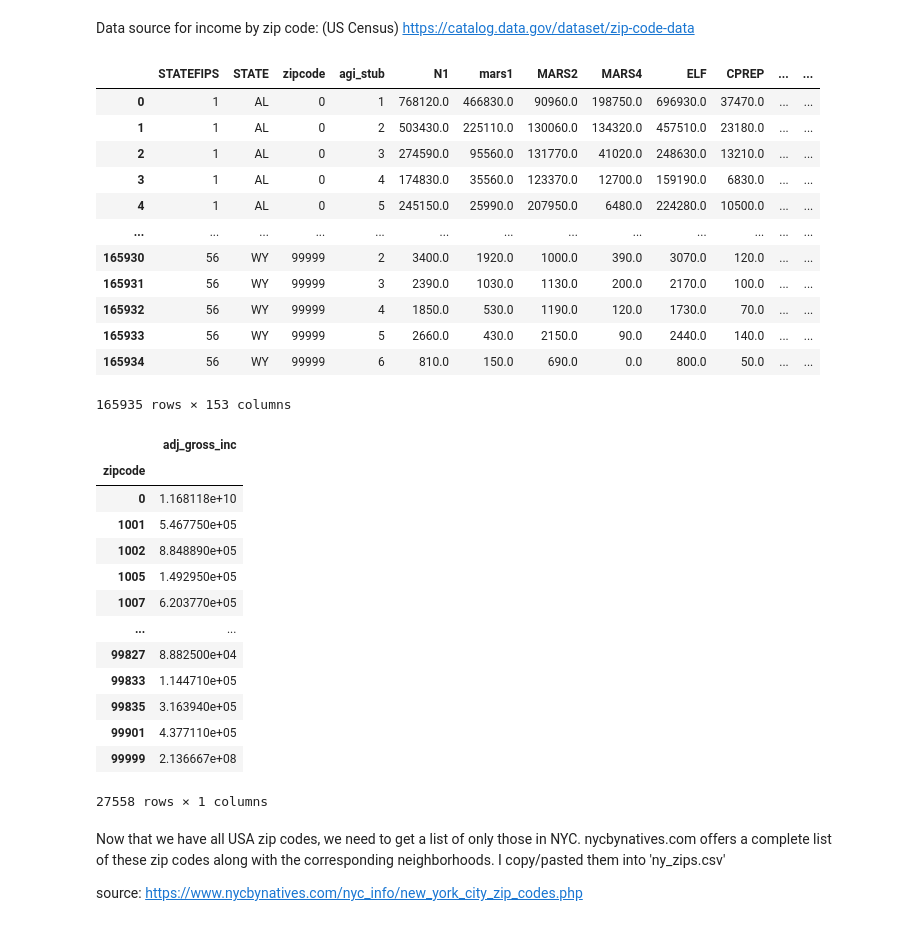
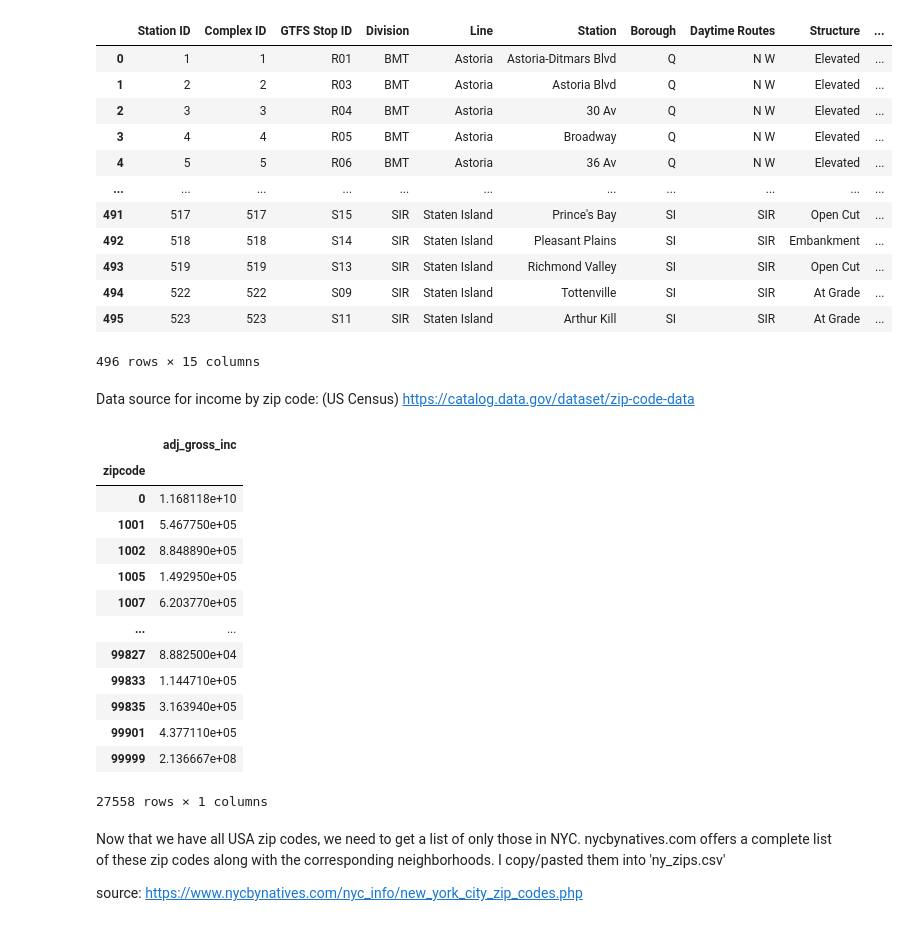
Before and after one commit to weizhao-BME/metis-project1, a Jupyter notebook: income_analysis.ipynb, the cells around one changed output. Saved outputs shown, nothing was run; the diff lists cells and outputs as text; code cells hidden in the pictures.

```diff
--- a/income_analysis.ipynb
+++ b/income_analysis.ipynb
@@ -23,2 +28,20 @@ df.head(100000).tail(99985)
+# %%
+mta_station_info = pd.read_csv("http://web.mta.info/developers/data/nyct/subway/Stations.csv")
+mta_station_info.rename(columns={'GTFS Latitude': 'Lat', 'GTFS Longitude': 'Lon', 'Stop Name': 'Station'}, inplace=True)
+mta_station_info
+# %% [output]
+|  | Station ID | Complex ID | GTFS Stop ID | Division | Line | Station | Borough | Daytime Routes | Structure | ... |
+| 0 | 1 | 1 | R01 | BMT | Astoria | Astoria-Ditmars Blvd | Q | N W | Elevated | ... |
+| 1 | 2 | 2 | R03 | BMT | Astoria | Astoria Blvd | Q | N W | Elevated | ... |
+| 2 | 3 | 3 | R04 | BMT | Astoria | 30 Av | Q | N W | Elevated | ... |
+| 3 | 4 | 4 | R05 | BMT | Astoria | Broadway | Q | N W | Elevated | ... |
+| 4 | 5 | 5 | R06 | BMT | Astoria | 36 Av | Q | N W | Elevated | ... |
+| ... | ... | ... | ... | ... | ... | ... | ... | ... | ... | ... |
+| 491 | 517 | 517 | S15 | SIR | Staten Island | Prince's Bay | SI | SIR | Open Cut | ... |
+| 492 | 518 | 518 | S14 | SIR | Staten Island | Pleasant Plains | SI | SIR | Embankment | ... |
+| 493 | 519 | 519 | S13 | SIR | Staten Island | Richmond Valley | SI | SIR | Open Cut | ... |
+| 494 | 522 | 522 | S09 | SIR | Staten Island | Tottenville | SI | SIR | At Grade | ... |
+| 495 | 523 | 523 | S11 | SIR | Staten Island | Arthur Kill | SI | SIR | At Grade | ... |
+496 rows × 15 columns
 # %% [markdown]
 Data source for income by zip code: (US Census) https://catalog.data.gov/dataset/zip-code-data
@@ -30,39 +48,24 @@ us_zips = pd.read_csv("18zpallagi.csv")
 # %%
+us_zips = pd.read_csv("18zpallagi.csv")
 us_zips.rename(columns={'A00100':'adj_gross_inc'}, inplace=True)
+# us_zips_agi = us_zips[['zipcode','adj_gross_inc']].groupby('zipcode').agg(sum)
 
-us_zips
+us_zips_agi
 # %% [output]
-|  | STATEFIPS | STATE | zipcode | agi_stub | N1 | mars1 | MARS2 | MARS4 | ELF | CPREP | ... | ... |
-| 0 | 1 | AL | 0 | 1 | 768120.0 | 466830.0 | 90960.0 | 198750.0 | 696930.0 | 37470.0 | ... | ... |
-| 1 | 1 | AL | 0 | 2 | 503430.0 | 225110.0 | 130060.0 | 134320.0 | 457510.0 | 23180.0 | ... | ... |
-| 2 | 1 | AL | 0 | 3 | 274590.0 | 95560.0 | 131770.0 | 41020.0 | 248630.0 | 13210.0 | ... | ... |
-| 3 | 1 | AL | 0 | 4 | 174830.0 | 35560.0 | 123370.0 | 12700.0 | 159190.0 | 6830.0 | ... | ... |
-| 4 | 1 | AL | 0 | 5 | 245150.0 | 25990.0 | 207950.0 | 6480.0 | 224280.0 | 10500.0 | ... | ... |
-| ... | ... | ... | ... | ... | ... | ... | ... | ... | ... | ... | ... | ... |
-| 165930 | 56 | WY | 99999 | 2 | 3400.0 | 1920.0 | 1000.0 | 390.0 | 3070.0 | 120.0 | ... | ... |
-| 165931 | 56 | WY | 99999 | 3 | 2390.0 | 1030.0 | 1130.0 | 200.0 | 2170.0 | 100.0 | ... | ... |
-| 165932 | 56 | WY | 99999 | 4 | 1850.0 | 530.0 | 1190.0 | 120.0 | 1730.0 | 70.0 | ... | ... |
-| 165933 | 56 | WY | 99999 | 5 | 2660.0 | 430.0 | 2150.0 | 90.0 | 2440.0 | 140.0 | ... | ... |
-| 165934 | 56 | WY | 99999 | 6 | 810.0 | 150.0 | 690.0 | 0.0 | 800.0 | 50.0 | ... | ... |
+|  | adj_gross_inc |
+| zipcode |  |
+| 0 | 1.168118e+10 |
+| 1001 | 5.467750e+05 |
+| 1002 | 8.848890e+05 |
+| 1005 | 1.492950e+05 |
+| 1007 | 6.203770e+05 |
+| ... | ... |
+| 99827 | 8.882500e+04 |
+| 99833 | 1.144710e+05 |
+| 99835 | 3.163940e+05 |
+| 99901 | 4.377110e+05 |
+| 99999 | 2.136667e+08 |
-165935 rows × 153 columns
+27558 rows × 1 columns
-# %%
-us_zips = us_zips[['zipcode','adj_gross_inc']].groupby('zipcode').agg(sum)
-us_zips
-# %% [output]
-|  | adj_gross_inc |
-| zipcode |  |
-| 0 | 1.168118e+10 |
-| 1001 | 5.467750e+05 |
-| 1002 | 8.848890e+05 |
-| 1005 | 1.492950e+05 |
-| 1007 | 6.203770e+05 |
-| ... | ... |
-| 99827 | 8.882500e+04 |
-| 99833 | 1.144710e+05 |
-| 99835 | 3.163940e+05 |
-| 99901 | 4.377110e+05 |
-| 99999 | 2.136667e+08 |
-27558 rows × 1 columns
 # %% [markdown]
 Now that we have all USA zip codes, we need to get a list of only those in NYC. nycbynatives.com offers a complete list of these zip codes along with the corresponding neighborhoods. I copy/pasted them into 'ny_zips.csv'
 
```
Also changed, not shown: parts of 31 cells of this notebook, 1 other file.
